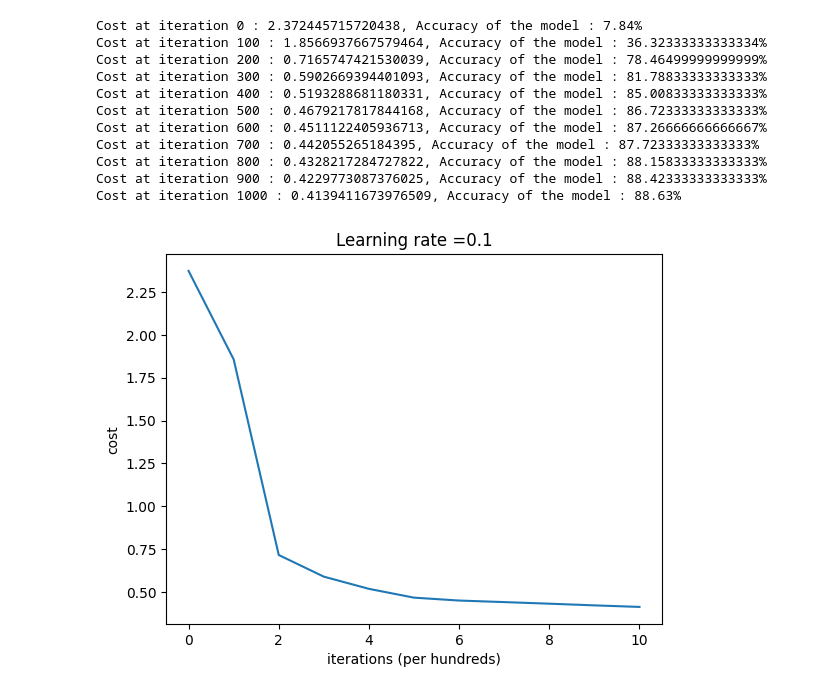
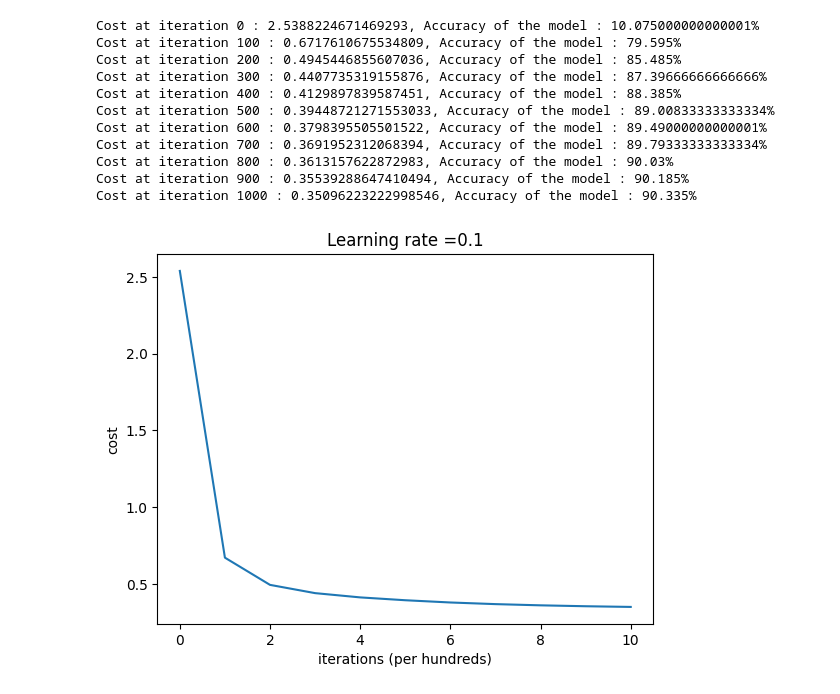
Before and after one commit to roshankaranth/nn_from_scratch_MNIST_dataset, a Jupyter notebook: nn.ipynb, the cells around one changed output. Cells and saved outputs as stored; diff of their text form; code cells hidden in the pictures.

Commit message:
Trained deep NN with accuracy : 90.34

```diff
--- a/nn.ipynb
+++ b/nn.ipynb
@@ -232,21 +233,21 @@ def model(X,Y,layer_dims,learning_rate,num_iterations,print_cost):
 
     return parameters
 # %%
-layer_dims = [num_pixel*num_pixel,15,10,10]
+layer_dims = [num_pixel*num_pixel,25,15,10]
 parameters = model(x_train,y_train,layer_dims,0.1,1001,True)
 # %% [output]
-Cost at iteration 0 : 2.372445715720438, Accuracy of the model : 7.84%
-Cost at iteration 100 : 1.8566937667579464, Accuracy of the model : 36.32333333333334%
-Cost at iteration 200 : 0.7165747421530039, Accuracy of the model : 78.46499999999999%
-Cost at iteration 300 : 0.5902669394401093, Accuracy of the model : 81.78833333333333%
-Cost at iteration 400 : 0.5193288681180331, Accuracy of the model : 85.00833333333333%
-Cost at iteration 500 : 0.4679217817844168, Accuracy of the model : 86.72333333333333%
-Cost at iteration 600 : 0.4511122405936713, Accuracy of the model : 87.26666666666667%
-Cost at iteration 700 : 0.442055265184395, Accuracy of the model : 87.72333333333333%
-Cost at iteration 800 : 0.4328217284727822, Accuracy of the model : 88.15833333333333%
-Cost at iteration 900 : 0.4229773087376025, Accuracy of the model : 88.42333333333333%
-Cost at iteration 1000 : 0.4139411673976509, Accuracy of the model : 88.63%
+Cost at iteration 0 : 2.5388224671469293, Accuracy of the model : 10.075000000000001%
+Cost at iteration 100 : 0.6717610675534809, Accuracy of the model : 79.595%
+Cost at iteration 200 : 0.4945446855607036, Accuracy of the model : 85.485%
+Cost at iteration 300 : 0.4407735319155876, Accuracy of the model : 87.39666666666666%
+Cost at iteration 400 : 0.4129897839587451, Accuracy of the model : 88.385%
+Cost at iteration 500 : 0.39448721271553033, Accuracy of the model : 89.00833333333334%
+Cost at iteration 600 : 0.3798395505501522, Accuracy of the model : 89.49000000000001%
+Cost at iteration 700 : 0.3691952312068394, Accuracy of the model : 89.79333333333334%
+Cost at iteration 800 : 0.3613157622872983, Accuracy of the model : 90.03%
+Cost at iteration 900 : 0.35539288647410494, Accuracy of the model : 90.185%
+Cost at iteration 1000 : 0.35096223222998546, Accuracy of the model : 90.335%
-[figure, old version]
+[figure, new version]
 # %%
 train_accuracy, train_prediction = predict(parameters, x_train, y_train)
 # %%
```
Also changed, not shown: parts of 6 cells of this notebook, 1 other file.
